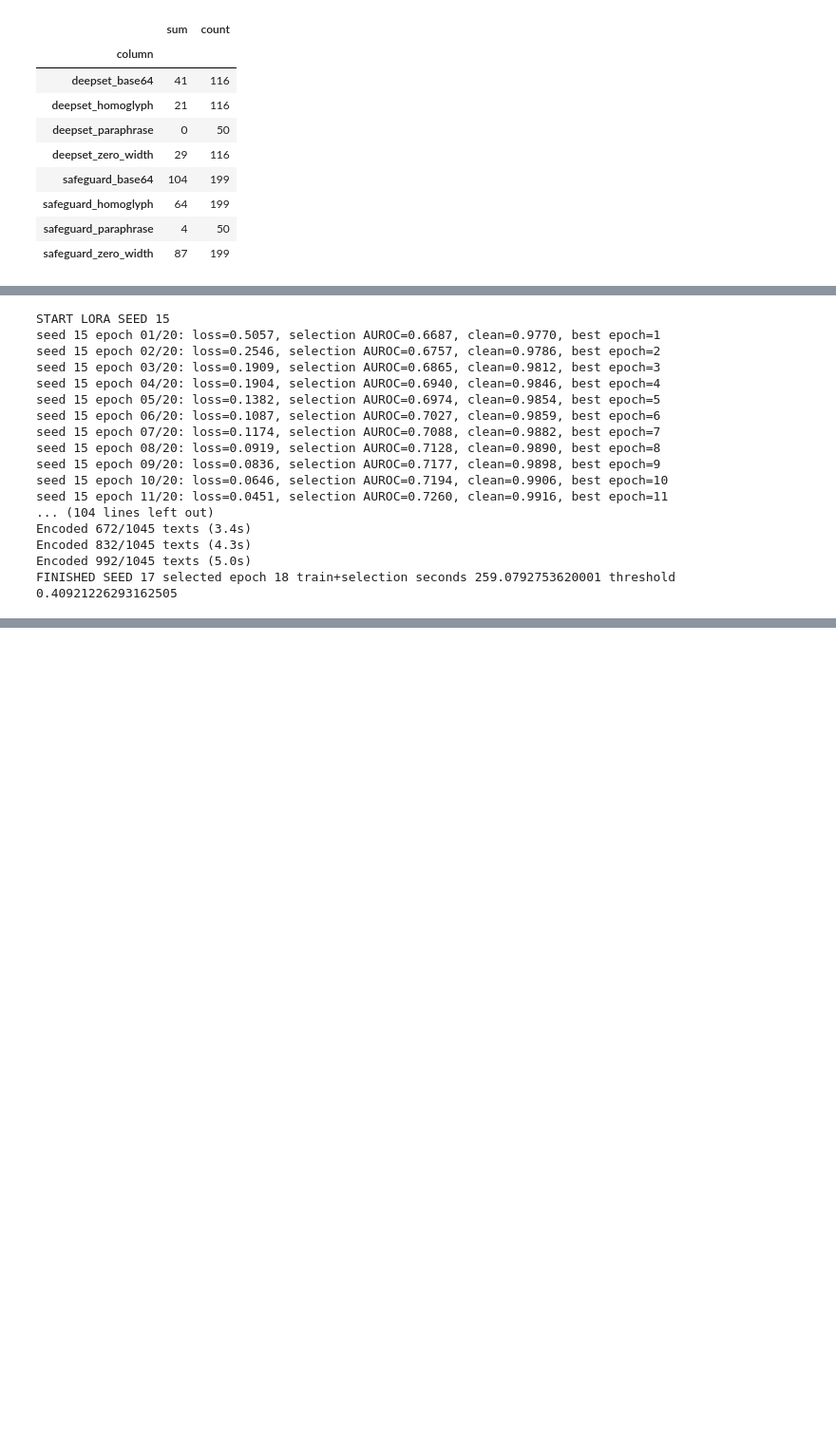
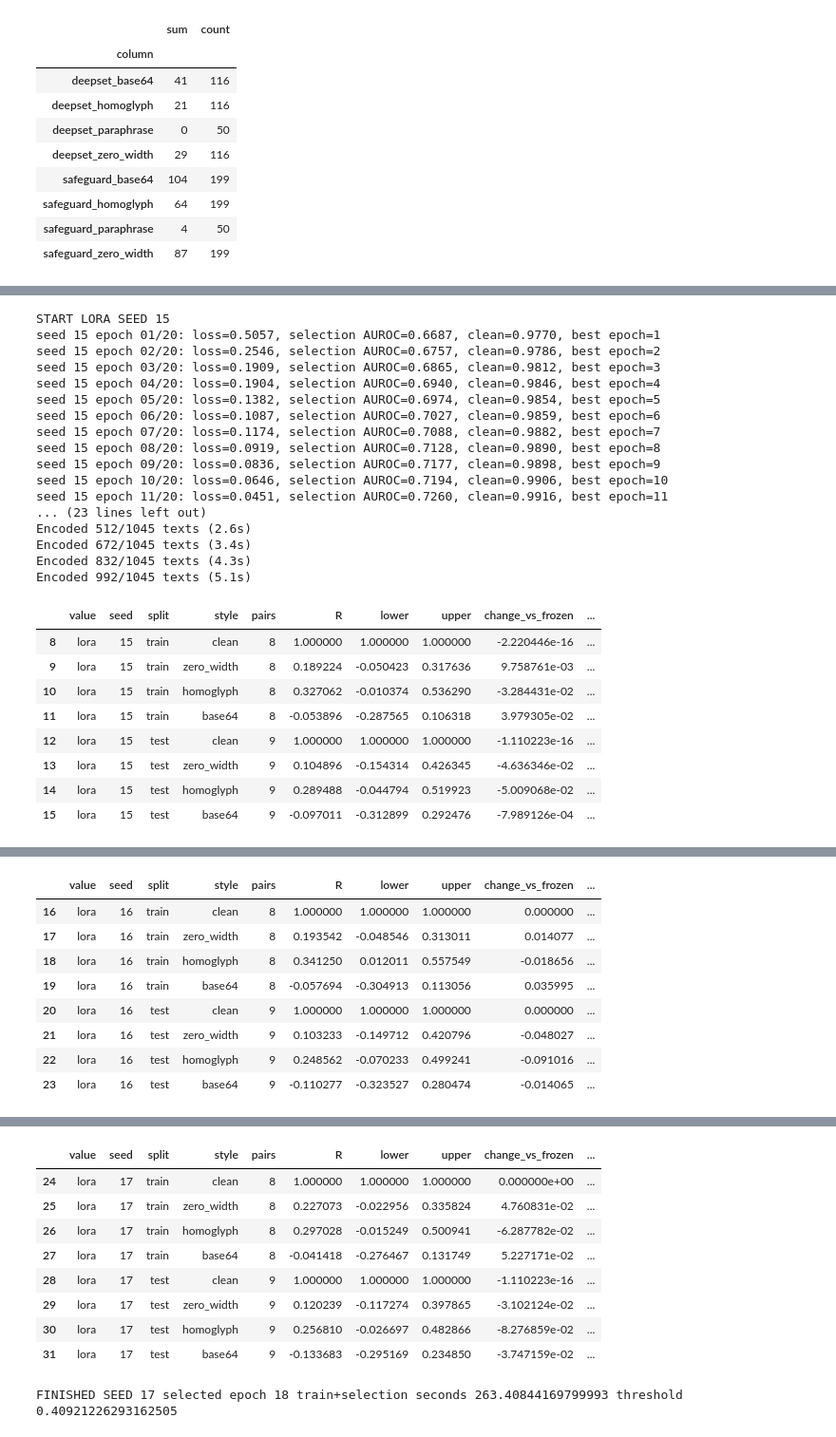
Before and after one commit to hungqbui/security_anaylytics_project, a Jupyter notebook: final_experiment.ipynb, the cells around one changed output, grey strips where cells are left out. Shown at 95% size. Cells and saved outputs as stored; diff of their text form; code cells hidden in the pictures; blank space fills up the shorter version.

```diff
--- a/final_experiment.ipynb
+++ b/final_experiment.ipynb
@@ -513,6 +603,9 @@ for seed in SEEDS:
         selection_seconds += epoch_selection_seconds
         epoch_history.append({"seed": seed, "epoch": epoch, "train_loss": np.mean(losses),
             "selection_auroc": selection_auroc, "clean_log_loss": clean_loss,
+            "D_validation": float(np.mean(np.linalg.norm(
+                epoch_features[training_count:training_count+selection_count] - embeddings[selection_mask], axis=1)
+                / np.maximum(np.linalg.norm(embeddings[selection_mask], axis=1), 1e-12))),
             **{style+"_auroc": value for style, value in validation_aurocs.items()},
             "optimization_seconds": epoch_train_seconds, "selection_seconds": epoch_selection_seconds})
         pd.DataFrame(epoch_history).to_csv("epoch_history.csv", index=False)
@@ -545,38 +638,49 @@ for seed in SEEDS:
     frame = make_scores(classifier, adapted_variants, tau, "lora")
     frame["seed"] = seed
     seed_frames.append(frame)
+    cache_probe_logits(classifier, adapted_variants, frame, adapted_embeddings[calibration_mask], seed)
     if seed == SEEDS[0]:
         score_frames.append(frame.drop(columns="seed"))
     measure_representation("lora", seed, adapted_embeddings, adapted_concepts)
+    measure_concept_robustness("lora", seed)
     runtime_rows.append({"value": "lora", "seed": seed,
         "training_seconds": adaptation_seconds + fit_seconds, "embedding_seconds": extraction_seconds,
         "trainable_parameters": trainable, "optimization_seconds": optimization_seconds,
         "selection_seconds": selection_seconds, "epochs_completed": MAX_EPOCHS,
         "selected_epoch": best_epoch})
     pd.concat(seed_frames, ignore_index=True).to_csv("seed_scores.csv", index=False)
     pd.DataFrame(runtime_rows).to_csv("runtimes.csv", index=False)
     pd.DataFrame(representation_rows).to_csv("representation_drift.csv", index=False)
     pd.DataFrame(concept_rows).to_csv("concept_metrics.csv", index=False)
     pd.concat(score_frames, ignore_index=True).to_csv("scores.csv", index=False)
     print("FINISHED SEED", seed, "selected epoch", best_epoch,
           "train+selection seconds", adaptation_seconds, "threshold", repr(tau), flush=True)
     del encoder, adapted_embeddings, adapted_changed, adapted_variants, adapted_concepts, classifier
     gc.collect()
 # %% [output]
 START LORA SEED 15
 seed 15 epoch 01/20: loss=0.5057, selection AUROC=0.6687, clean=0.9770, best epoch=1
 seed 15 epoch 02/20: loss=0.2546, selection AUROC=0.6757, clean=0.9786, best epoch=2
 seed 15 epoch 03/20: loss=0.1909, selection AUROC=0.6865, clean=0.9812, best epoch=3
 seed 15 epoch 04/20: loss=0.1904, selection AUROC=0.6940, clean=0.9846, best epoch=4
 seed 15 epoch 05/20: loss=0.1382, selection AUROC=0.6974, clean=0.9854, best epoch=5
 seed 15 epoch 06/20: loss=0.1087, selection AUROC=0.7027, clean=0.9859, best epoch=6
 seed 15 epoch 07/20: loss=0.1174, selection AUROC=0.7088, clean=0.9882, best epoch=7
 seed 15 epoch 08/20: loss=0.0919, selection AUROC=0.7128, clean=0.9890, best epoch=8
 seed 15 epoch 09/20: loss=0.0836, selection AUROC=0.7177, clean=0.9898, best epoch=9
 seed 15 epoch 10/20: loss=0.0646, selection AUROC=0.7194, clean=0.9906, best epoch=10
 seed 15 epoch 11/20: loss=0.0451, selection AUROC=0.7260, clean=0.9916, best epoch=11
-... (104 lines left out)
+... (23 lines left out)
+Encoded 512/1045 texts (2.6s)
 Encoded 672/1045 texts (3.4s)
 Encoded 832/1045 texts (4.3s)
-Encoded 992/1045 texts (5.0s)
-FINISHED SEED 17 selected epoch 18 train+selection seconds 259.0792753620001 threshold 0.40921226293162505
+Encoded 992/1045 texts (5.1s)
+|  | value | seed | split | style | pairs | R | lower | upper | change_vs_frozen | ... |
+| 8 | lora | 15 | train | clean | 8 | 1.000000 | 1.000000 | 1.000000 | -2.220446e-16 | ... |
+| 9 | lora | 15 | train | zero_width | 8 | 0.189224 | -0.050423 | 0.317636 | 9.758761e-03 | ... |
+| 10 | lora | 15 | train | homoglyph | 8 | 0.327062 | -0.010374 | 0.536290 | -3.284431e-02 | ... |
+| 11 | lora | 15 | train | base64 | 8 | -0.053896 | -0.287565 | 0.106318 | 3.979305e-02 | ... |
+| 12 | lora | 15 | test | clean | 9 | 1.000000 | 1.000000 | 1.000000 | -1.110223e-16 | ... |
+| 13 | lora | 15 | test | zero_width | 9 | 0.104896 | -0.154314 | 0.426345 | -4.636346e-02 | ... |
+| 14 | lora | 15 | test | homoglyph | 9 | 0.289488 | -0.044794 | 0.519923 | -5.009068e-02 | ... |
+| 15 | lora | 15 | test | base64 | 9 | -0.097011 | -0.312899 | 0.292476 | -7.989126e-04 | ... |
@@ -582,0 +704,9 @@ FINISHED SEED 17 selected epoch 18 train+selection seconds 259.0792753620001 thr
+|  | value | seed | split | style | pairs | R | lower | upper | change_vs_frozen | ... |
+| 16 | lora | 16 | train | clean | 8 | 1.000000 | 1.000000 | 1.000000 | 0.000000 | ... |
+| 17 | lora | 16 | train | zero_width | 8 | 0.193542 | -0.048546 | 0.313011 | 0.014077 | ... |
+| 18 | lora | 16 | train | homoglyph | 8 | 0.341250 | 0.012011 | 0.557549 | -0.018656 | ... |
+| 19 | lora | 16 | train | base64 | 8 | -0.057694 | -0.304913 | 0.113056 | 0.035995 | ... |
+| 20 | lora | 16 | test | clean | 9 | 1.000000 | 1.000000 | 1.000000 | 0.000000 | ... |
+| 21 | lora | 16 | test | zero_width | 9 | 0.103233 | -0.149712 | 0.420796 | -0.048027 | ... |
+| 22 | lora | 16 | test | homoglyph | 9 | 0.248562 | -0.070233 | 0.499241 | -0.091016 | ... |
+| 23 | lora | 16 | test | base64 | 9 | -0.110277 | -0.323527 | 0.280474 | -0.014065 | ... |
@@ -583,3 +730,13 @@ FINISHED SEED 17 selected epoch 18 train+selection seconds 259.0792753620001 thr
+|  | value | seed | split | style | pairs | R | lower | upper | change_vs_frozen | ... |
+| 24 | lora | 17 | train | clean | 8 | 1.000000 | 1.000000 | 1.000000 | 0.000000e+00 | ... |
+| 25 | lora | 17 | train | zero_width | 8 | 0.227073 | -0.022956 | 0.335824 | 4.760831e-02 | ... |
+| 26 | lora | 17 | train | homoglyph | 8 | 0.297028 | -0.015249 | 0.500941 | -6.287782e-02 | ... |
+| 27 | lora | 17 | train | base64 | 8 | -0.041418 | -0.276467 | 0.131749 | 5.227171e-02 | ... |
+| 28 | lora | 17 | test | clean | 9 | 1.000000 | 1.000000 | 1.000000 | -1.110223e-16 | ... |
+| 29 | lora | 17 | test | zero_width | 9 | 0.120239 | -0.117274 | 0.397865 | -3.102124e-02 | ... |
+| 30 | lora | 17 | test | homoglyph | 9 | 0.256810 | -0.026697 | 0.482866 | -8.276859e-02 | ... |
+| 31 | lora | 17 | test | base64 | 9 | -0.133683 | -0.295169 | 0.234850 | -3.747159e-02 | ... |
+FINISHED SEED 17 selected epoch 18 train+selection seconds 263.40844169799993 threshold 0.40921226293162505
 # %%
 scores = pd.concat(score_frames, ignore_index=True)
 scores.to_csv("scores.csv", index=False)
```
Also changed, not shown: parts of 6 cells of this notebook, 21 other files.
